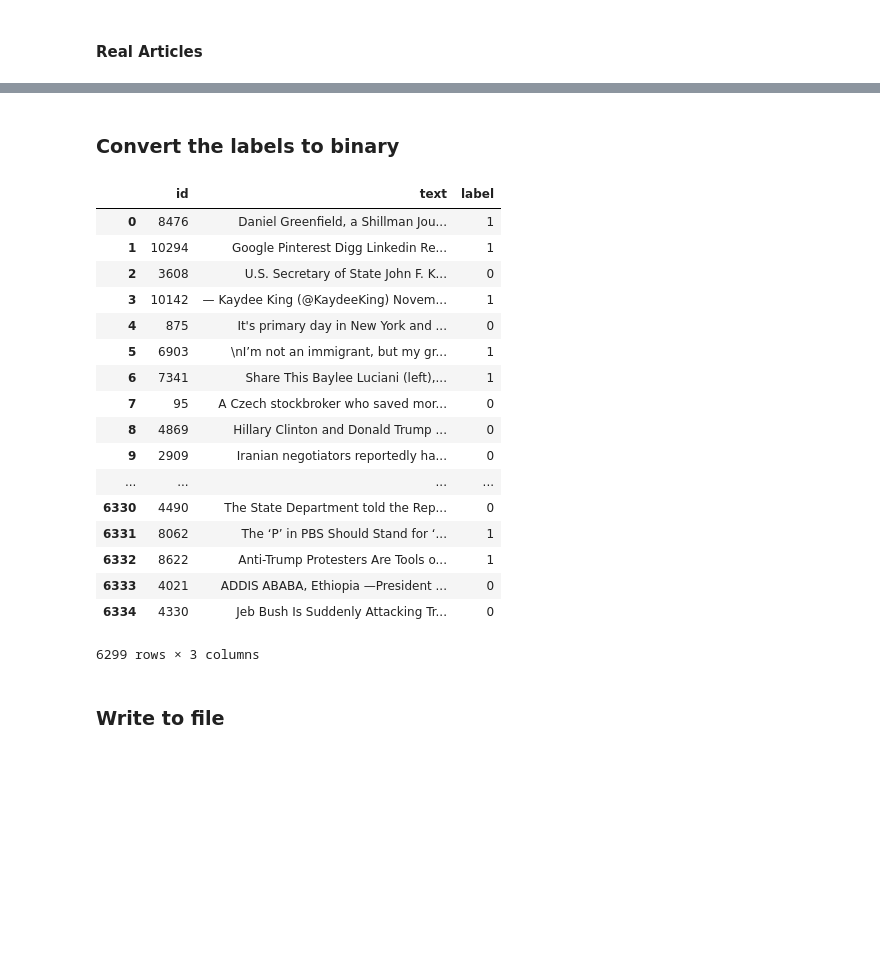
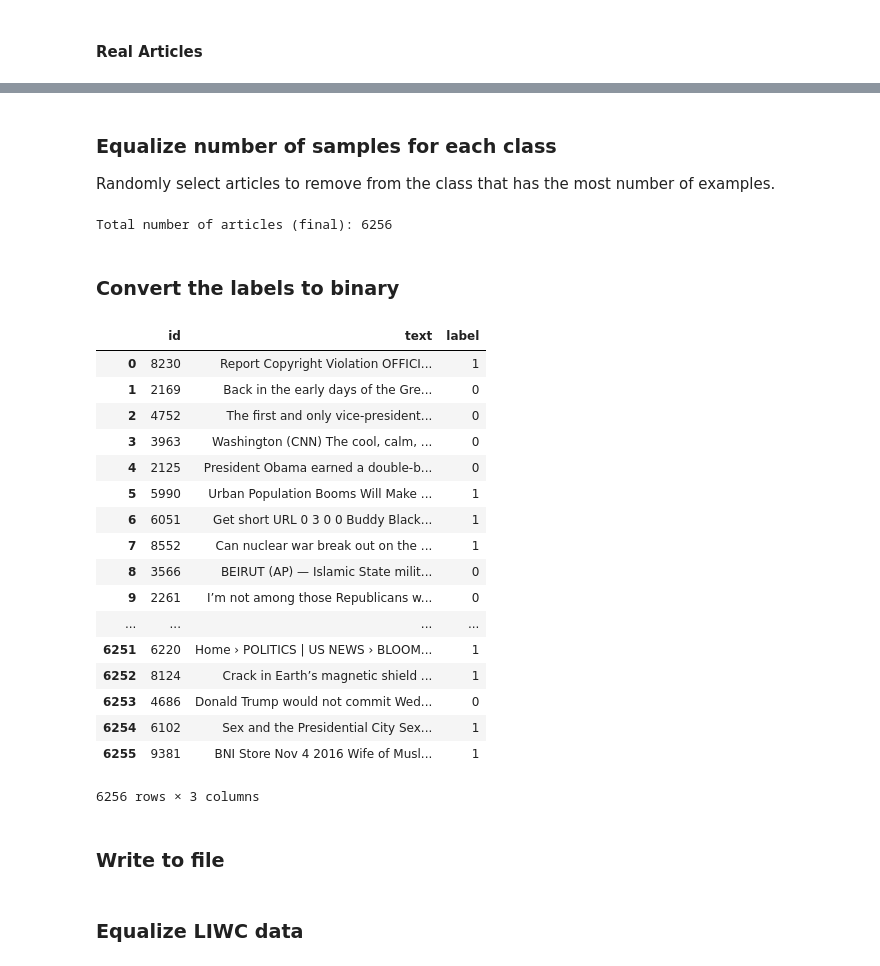
Before and after one commit to raineaway/thesis, a Jupyter notebook: Dataset Analysis.ipynb, the cells around one changed output, grey strips where cells are left out. Saved outputs shown, nothing was run; the diff lists cells and outputs as text; code cells hidden in the pictures; blank space fills up the shorter version.

```diff
--- a/Dataset Analysis.ipynb
+++ b/Dataset Analysis.ipynb
@@ -135,31 +135,42 @@ democratic       2996
 going            2919
 told             2839
 dtype: int64
+# %% [markdown]
+### Equalize number of samples for each class
+
+Randomly select articles to remove from the class that has the most number of examples.
+# %%
+combined = [fake_corpus[:], real_corpus[:len(fake_corpus)]]
+final = pd.concat(combined)
+final = final.sample(frac=1).reset_index(drop=True)
+print "Total number of articles (final): " + str(len(final))
+# %% [output]
+Total number of articles (final): 6256
 # %% [markdown]
 ### Convert the labels to binary
 # %%
 label = {'FAKE':1, 'REAL':0}
-dataset["label"].replace(label, inplace=True)
-dataset
+final["label"].replace(label, inplace=True)
+final
 # %% [output]
 |  | id | text | label |
-| 0 | 8476 | Daniel Greenfield, a Shillman Jou... | 1 |
-| 1 | 10294 | Google Pinterest Digg Linkedin Re... | 1 |
-| 2 | 3608 | U.S. Secretary of State John F. K... | 0 |
-| 3 | 10142 | — Kaydee King (@KaydeeKing) Novem... | 1 |
-| 4 | 875 | It's primary day in New York and ... | 0 |
-| 5 | 6903 | \nI’m not an immigrant, but my gr... | 1 |
-| 6 | 7341 | Share This Baylee Luciani (left),... | 1 |
-| 7 | 95 | A Czech stockbroker who saved mor... | 0 |
-| 8 | 4869 | Hillary Clinton and Donald Trump ... | 0 |
-| 9 | 2909 | Iranian negotiators reportedly ha... | 0 |
+| 0 | 8230 | Report Copyright Violation OFFICI... | 1 |
+| 1 | 2169 | Back in the early days of the Gre... | 0 |
+| 2 | 4752 | The first and only vice-president... | 0 |
+| 3 | 3963 | Washington (CNN) The cool, calm, ... | 0 |
+| 4 | 2125 | President Obama earned a double-b... | 0 |
+| 5 | 5990 | Urban Population Booms Will Make ... | 1 |
+| 6 | 6051 | Get short URL 0 3 0 0 Buddy Black... | 1 |
+| 7 | 8552 | Can nuclear war break out on the ... | 1 |
+| 8 | 3566 | BEIRUT (AP) — Islamic State milit... | 0 |
+| 9 | 2261 | I’m not among those Republicans w... | 0 |
 | ... | ... | ... | ... |
-| 6330 | 4490 | The State Department told the Rep... | 0 |
-| 6331 | 8062 | The ‘P’ in PBS Should Stand for ‘... | 1 |
-| 6332 | 8622 | Anti-Trump Protesters Are Tools o... | 1 |
-| 6333 | 4021 | ADDIS ABABA, Ethiopia —President ... | 0 |
-| 6334 | 4330 | Jeb Bush Is Suddenly Attacking Tr... | 0 |
+| 6251 | 6220 | Home › POLITICS | US NEWS › BLOOM... | 1 |
+| 6252 | 8124 | Crack in Earth’s magnetic shield ... | 1 |
+| 6253 | 4686 | Donald Trump would not commit Wed... | 0 |
+| 6254 | 6102 | Sex and the Presidential City Sex... | 1 |
+| 6255 | 9381 | BNI Store Nov 4 2016 Wife of Musl... | 1 |
-6299 rows × 3 columns
+6256 rows × 3 columns
 # %% [markdown]
 ### Write to file
 # %%
@@ -167,0 +179,2 @@ dataset.to_csv(path_or_buf='gm_fake_or_real.csv', columns=['id', 'text', 'class'
+# %% [markdown]
+### Equalize LIWC data
```
Also changed, not shown: parts of 6 cells of this notebook, 4 other files.
